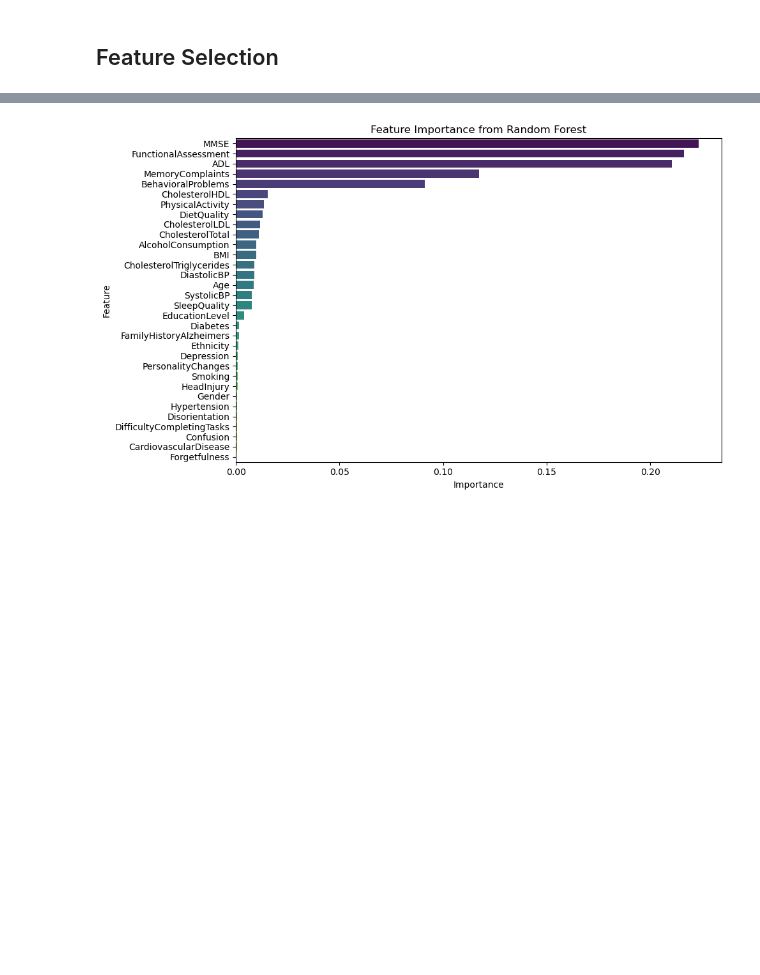
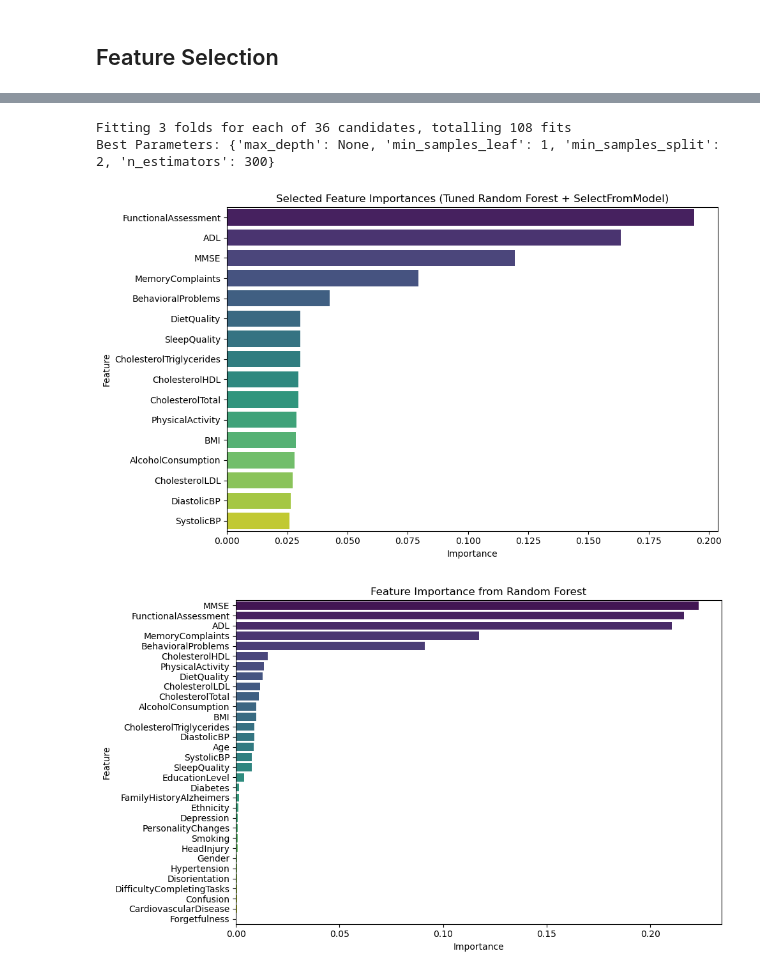
Before and after one commit to SadabAli/Alzheimer-s-Disease, a Jupyter notebook: DataBalanving_FeatureSelection.ipynb, the cells around one changed output, grey strips where cells are left out. Saved outputs shown, nothing was run; the diff lists cells and outputs as text; code cells hidden in the pictures; blank space fills up the shorter version.

```diff
--- a/DataBalanving_FeatureSelection.ipynb
+++ b/DataBalanving_FeatureSelection.ipynb
@@ -112,3 +303,66 @@ Mean F1: 0.7471592066238493
+# %%
+import pandas as pd
+import matplotlib.pyplot as plt
+import seaborn as sns
+from sklearn.ensemble import RandomForestClassifier
+from sklearn.feature_selection import SelectFromModel
+from sklearn.model_selection import GridSearchCV, train_test_split
+
+# Split data
+X_train, X_test, y_train, y_test = train_test_split(
+    X, y, test_size=0.3, random_state=42
+)
+
+# Step 1: Hyperparameter tuning
+param_grid = {
+    'n_estimators': [100, 200, 300],   # number of trees
+    'max_depth': [None, 5, 10],        # tree depth
+    'min_samples_split': [2, 5],       # min samples to split
+    'min_samples_leaf': [1, 2]         # min samples at leaf
+}
+
+grid_search = GridSearchCV(
+    estimator=RandomForestClassifier(random_state=42),
+    param_grid=param_grid,
+    scoring='accuracy',
+    cv=3,
+    n_jobs=-1,
+    verbose=1
+)
+
+grid_search.fit(X_train, y_train)
+
+# Best tuned model
+best_rf = grid_search.best_estimator_
+print("Best Parameters:", grid_search.best_params_)
+
+# Step 2: Select features using SelectFromModel with tuned model
+sfm = SelectFromModel(best_rf, threshold='median')
+sfm.fit(X_train, y_train)
+
+# Step 3: Get selected features & importance
+selected_features = X_train.columns[sfm.get_support()]
+importances = sfm.estimator_.feature_importances_
+
+feat_imp_df = pd.DataFrame({
+    'Feature': X_train.columns,
+    'Importance': importances
+})
+
+# Step 4: Keep only selected features
+selected_feat_imp = feat_imp_df[feat_imp_df['Feature'].isin(selected_features)]
+selected_feat_imp = selected_feat_imp.sort_values(by='Importance', ascending=False)
+
+# Step 5: Plot
+plt.figure(figsize=(10, 6))
+sns.barplot(x='Importance', y='Feature', data=selected_feat_imp, palette='viridis')
+plt.title('Selected Feature Importances (Tuned Random Forest + SelectFromModel)')
+plt.tight_layout()
+plt.show()
+# %% [output]
+Fitting 3 folds for each of 36 candidates, totalling 108 fits
+Best Parameters: {'max_depth': None, 'min_samples_leaf': 1, 'min_samples_split': 2, 'n_estimators': 300}
+[figure, added]
 # %%
 from sklearn.ensemble import RandomForestRegressor
 from sklearn.model_selection import train_test_split
```
Also changed, not shown: parts of 7 cells of this notebook, 8 other files.
